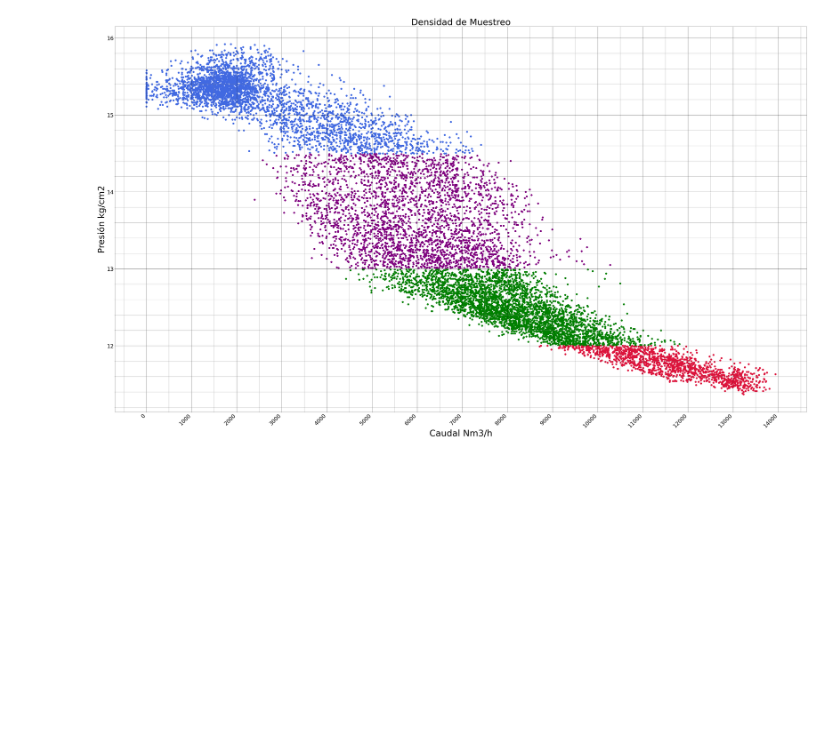
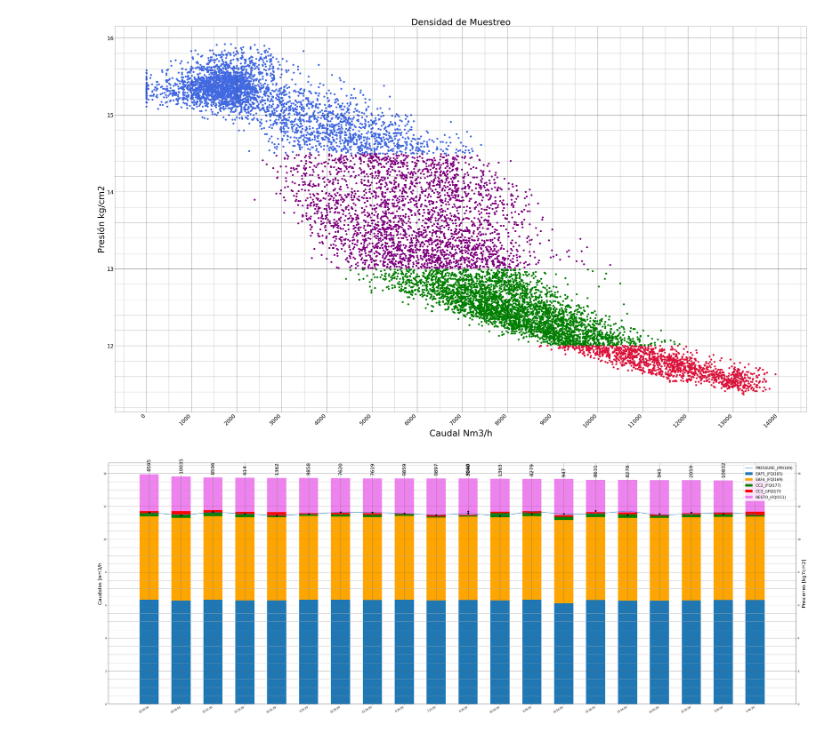
Before and after one commit to JuanCappelletti/Consteel_H06, a Jupyter notebook: ensayo.ipynb, the cells around one changed output. Drawn from its saved outputs; the diff is of its cells as text; code cells hidden in the pictures; blank space fills up the shorter version.

```diff
--- a/ensayo.ipynb
+++ b/ensayo.ipynb
@@ -138,0 +103,53 @@ GRAFICAR_Q(df1)
+# %%
+#@title Texto de título predeterminado
+nvalue = 20 #@param {type:"number"}
+Instrumento = 'FQI161' #@param {type:"raw"}
+dfx = dfa #@param {type:"raw"}
+dfmax=dfx.nlargest(nvalue,Instrumento)
+dfmin=dfx.nsmallest(nvalue,Instrumento)
+# %%
+from pyparsing.helpers import string
+#@title GRAFICA DE CONSUMOS EN CONDICIÓN DADA ( DISTRIBUCIÓN DE CAUDLES Y PRESIÓN)
+Muestra = dfmax #@param {type:"raw"}
+MU=str(Muestra)
+
+
+# DEFINICION DE BARA EN COLORES------------------------------------
+def GRAFICO_BARRA(B,l):
+  fig3, (ax)= plt.subplots(1, figsize=(50,20))
+  bar1=np.arange(len(B.Time))
+  w=0.6
+  AA=1
+  z=len(B)
+  IND=list((B.indice.values))#-1
+  x= list(B.Time.values)
+  y= list((B.FQI161.values/1000)+0.25)
+  j= (df.loc[0]['Date']).replace('/','')
+  o='Barra_M'+l+j+".jpg"
+
+  ax.bar(bar1,B.FQI165/1000,w,color="tab:blue",label="EAF5_(FQI165)")
+  ax.bar(bar1,B.FQI169/1000,w,bottom=B.FQI165/1000,color="orange",label="EAF4_(FQI169)")
+  ax.bar(bar1,B.FQI177/1000,w,bottom=(B.FQI165+B.FQI169)/1000,color="green",label="CC2_(FQI177)")
+  ax.bar(bar1,B.FQI173/1000,w,bottom=(B.FQI165+B.FQI169+B.FQI177)/1000,color="red",label="CC3_()FQI173")
+  ax.bar(bar1,B.FQI151/1000,w,bottom=(B.FQI165+B.FQI169+B.FQI177+B.FQI173)/1000,color="violet",alpha=AA,label="RESTO_(FQI151)")
+  plt.xticks(bar1,B.Time)
+  ax.plot(bar1,B.PIR161,label="PRESSURE_(PIR169)")
+  r,=ax.plot(B.Time,B.PIR161,'o',color="black")
+  ax.grid(visible=True,which='major',color='#666666',linestyle='-')
+  ax.set_ylabel('Caudales [nm3/h',fontsize=20)
+  secax_y=ax.secondary_yaxis("right",functions=None)
+  secax_y.set_ylabel(r'Presiones [kg7cm2]',fontsize=20)
+  for i in range(z):
+     plt.text(x[i],y[i],str(IND[i]),fontsize=20,horizontalalignment='center',
+              rotation='vertical')
+  ax.yaxis.grid(True, which='minor')
+  ax.yaxis.set_minor_locator(MultipleLocator(0.5),)
+  fig3.autofmt_xdate()
+  ax.legend(fontsize=15)
+  plt.show()
+
+
+#------------------------------------------------------------------------
+GRAFICO_BARRA(Muestra,MU)
+# %% [output]
+[figure, added]
```
Also changed, not shown: parts of 2 cells of this notebook.
